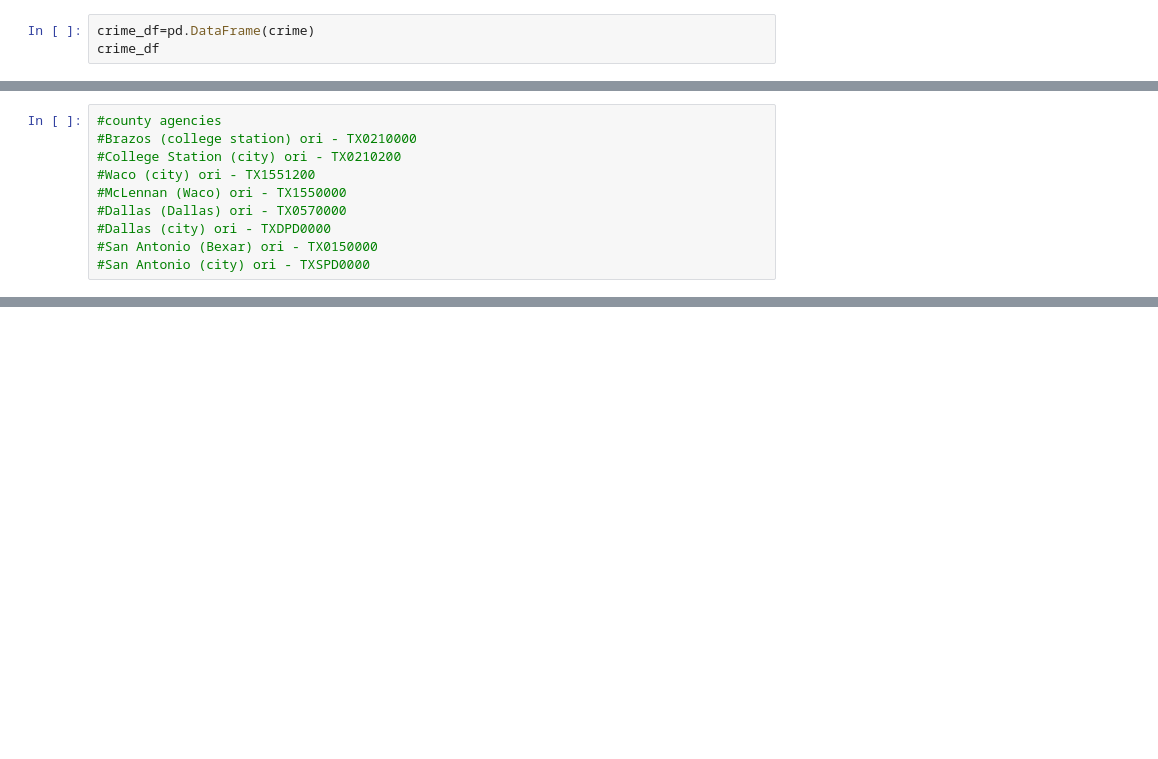
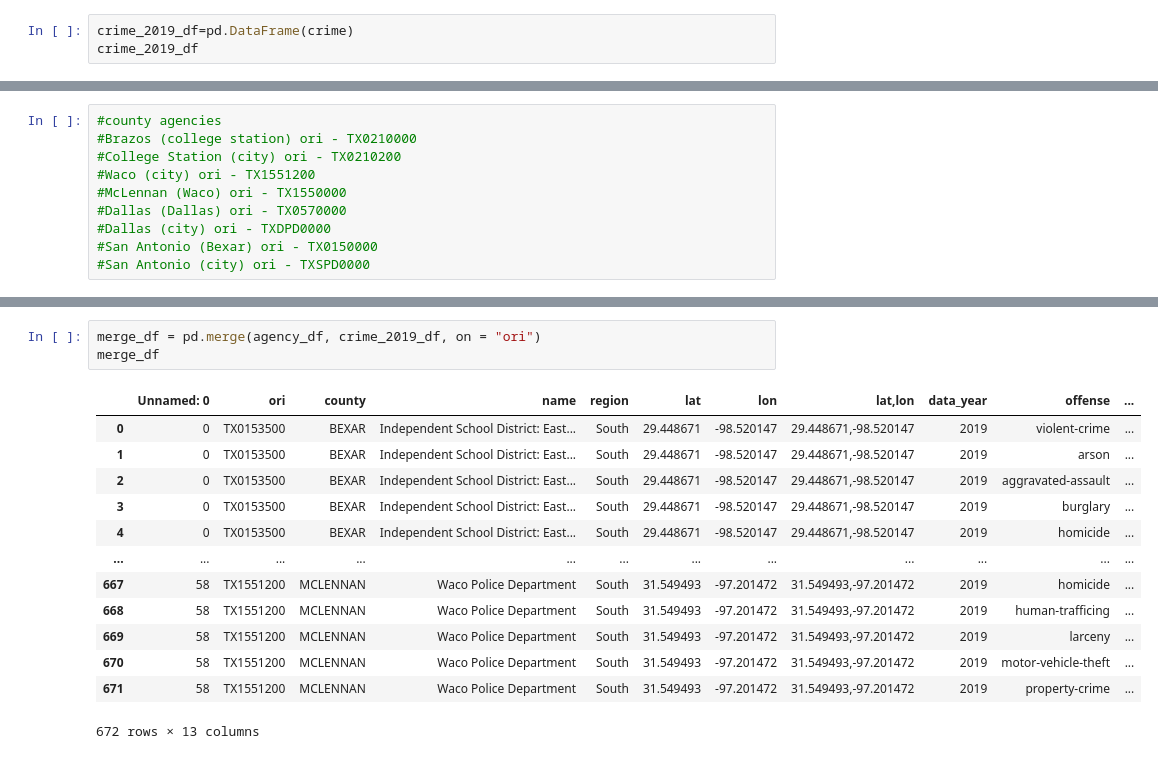
Before and after one commit to Aprieto7/Project-1, a Jupyter notebook: Crime_Data.ipynb, the cells around one changed output, grey strips where cells are left out. Drawn from its saved outputs; the diff is of its cells as text; blank space fills up the shorter version.

```diff
--- a/Crime_Data.ipynb
+++ b/Crime_Data.ipynb
@@ -49,6 +47,6 @@ TypeError: list indices must be integers or slices, not str
 # %%
-crime_df=pd.DataFrame(crime)
-crime_df
+crime_2019_df=pd.DataFrame(crime)
+crime_2019_df
 # %% [output]
 |  | ori | data_year | offense | state_abbr | cleared | actual |
 | 0 | TX0153500 | 2019 | violent-crime | TX | 22 | 24 |
@@ -106,0 +126,17 @@ print(response_json)
+# %%
+merge_df = pd.merge(agency_df, crime_2019_df, on = "ori")
+merge_df
+# %% [output]
+|  | Unnamed: 0 | ori | county | name | region | lat | lon | lat,lon | data_year | offense | ... |
+| 0 | 0 | TX0153500 | BEXAR | Independent School District: East... | South | 29.448671 | -98.520147 | 29.448671,-98.520147 | 2019 | violent-crime | ... |
+| 1 | 0 | TX0153500 | BEXAR | Independent School District: East... | South | 29.448671 | -98.520147 | 29.448671,-98.520147 | 2019 | arson | ... |
+| 2 | 0 | TX0153500 | BEXAR | Independent School District: East... | South | 29.448671 | -98.520147 | 29.448671,-98.520147 | 2019 | aggravated-assault | ... |
+| 3 | 0 | TX0153500 | BEXAR | Independent School District: East... | South | 29.448671 | -98.520147 | 29.448671,-98.520147 | 2019 | burglary | ... |
+| 4 | 0 | TX0153500 | BEXAR | Independent School District: East... | South | 29.448671 | -98.520147 | 29.448671,-98.520147 | 2019 | homicide | ... |
+| ... | ... | ... | ... | ... | ... | ... | ... | ... | ... | ... | ... |
+| 667 | 58 | TX1551200 | MCLENNAN | Waco Police Department | South | 31.549493 | -97.201472 | 31.549493,-97.201472 | 2019 | homicide | ... |
+| 668 | 58 | TX1551200 | MCLENNAN | Waco Police Department | South | 31.549493 | -97.201472 | 31.549493,-97.201472 | 2019 | human-trafficing | ... |
+| 669 | 58 | TX1551200 | MCLENNAN | Waco Police Department | South | 31.549493 | -97.201472 | 31.549493,-97.201472 | 2019 | larceny | ... |
+| 670 | 58 | TX1551200 | MCLENNAN | Waco Police Department | South | 31.549493 | -97.201472 | 31.549493,-97.201472 | 2019 | motor-vehicle-theft | ... |
+| 671 | 58 | TX1551200 | MCLENNAN | Waco Police Department | South | 31.549493 | -97.201472 | 31.549493,-97.201472 | 2019 | property-crime | ... |
+672 rows × 13 columns
```
Also changed, not shown: parts of 10 cells of this notebook.
